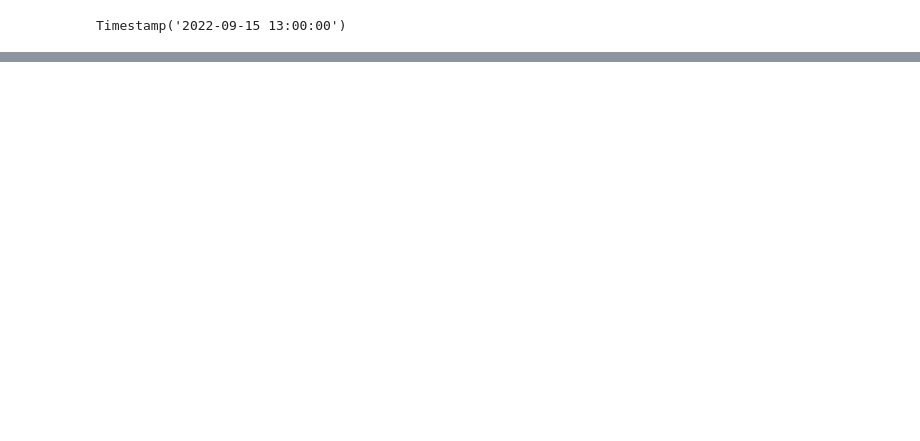
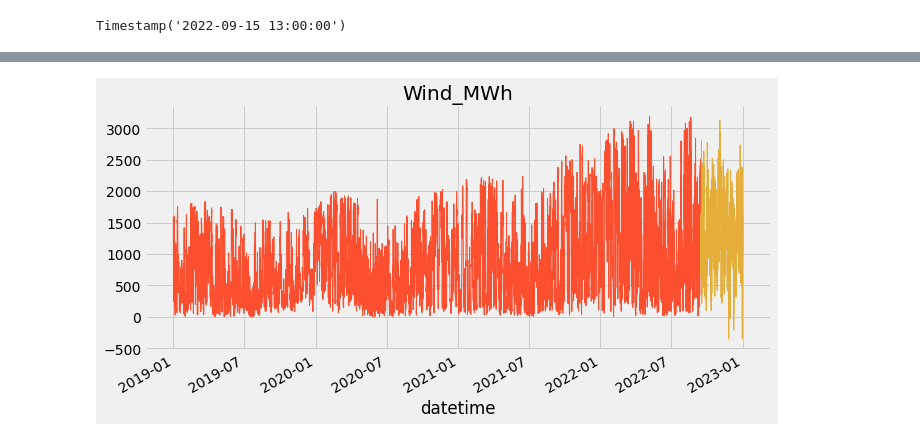
Before and after one commit to IDS-mini/electricity, a Jupyter notebook: data/tuulivoima_eda.ipynb, the cells around one changed output, grey strips where cells are left out. Cells and saved outputs as stored; diff of their text form; code cells hidden in the pictures; blank space fills up the shorter version.

```diff
--- a/data/tuulivoima_eda.ipynb
+++ b/data/tuulivoima_eda.ipynb
@@ -251,0 +233,9 @@ plt.show()
+# %%
+ax = df['Wind_MWh'].plot(figsize=(10, 5),
+                               color=color_pal[1],
+                               ms=1,
+                               lw=1)
+future_w_features['Wind_MWh'].plot(ax=ax, color=color_pal[2],ms=1,lw=1, title='Wind_MWh')
+plt.show()
+# %% [output]
+[figure, added]
```
Also changed, not shown: parts of 13 cells of this notebook, 10 other files.
